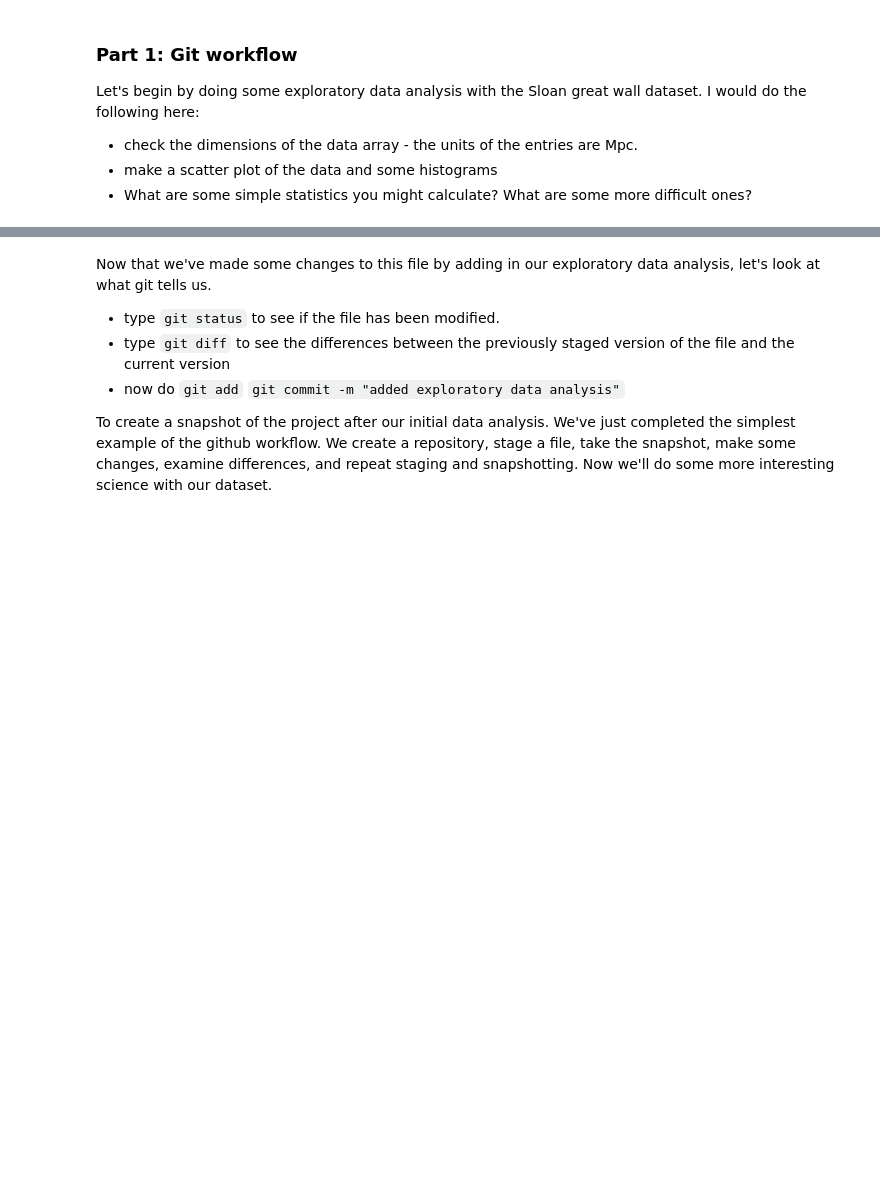
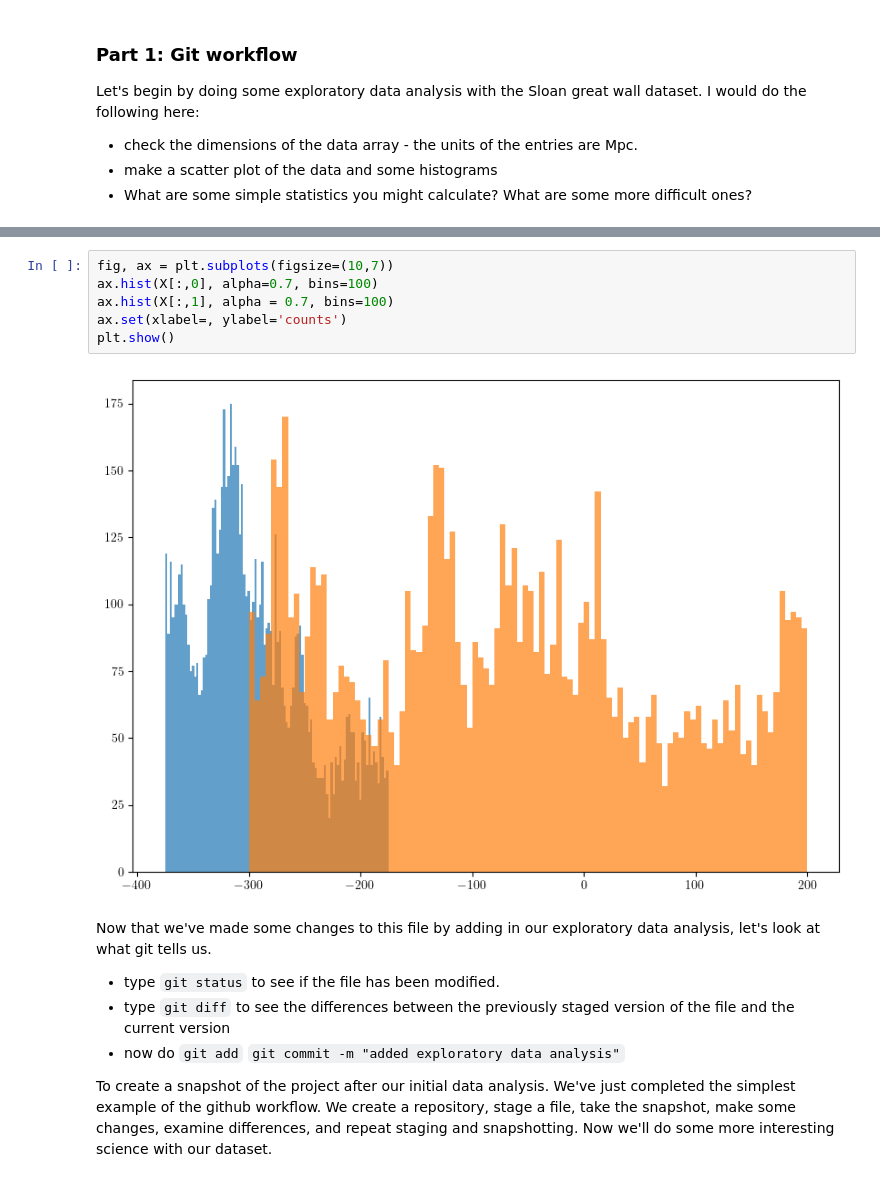
Before and after one commit to EigenDev/Session-21, a Jupyter notebook: Day1/DSFP_intro_2_git.ipynb, the cells around one changed output, grey strips where cells are left out. Cells and saved outputs as stored; diff of their text form; blank space fills up the shorter version.

```diff
--- a/Day1/DSFP_intro_2_git.ipynb
+++ b/Day1/DSFP_intro_2_git.ipynb
@@ -50,3 +63,11 @@ Let's begin by doing some exploratory data analysis with the Sloan great wall da
+# %%
+fig, ax = plt.subplots(figsize=(10,7))
+ax.hist(X[:,0], alpha=0.7, bins=100)
+ax.hist(X[:,1], alpha = 0.7, bins=100)
+ax.set(xlabel=, ylabel='counts')
+plt.show()
+# %% [output]
+[figure, added]
 # %% [markdown]
 Now that we've made some changes to this file by adding in our exploratory data analysis, let's look at what git tells us.
 
```
Also changed, not shown: parts of 3 cells of this notebook.
